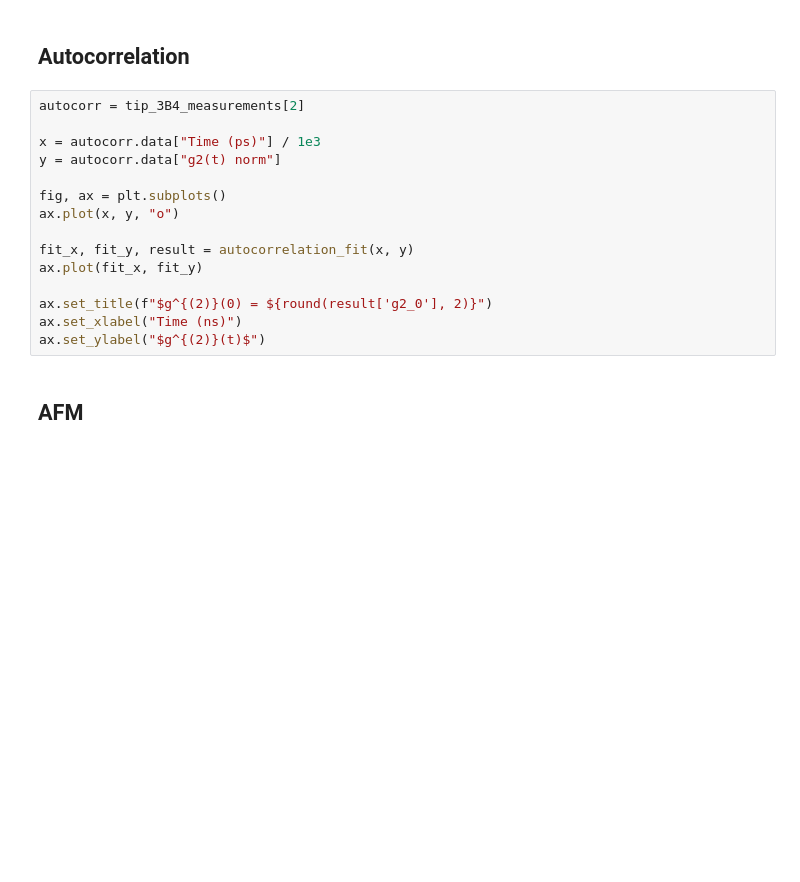
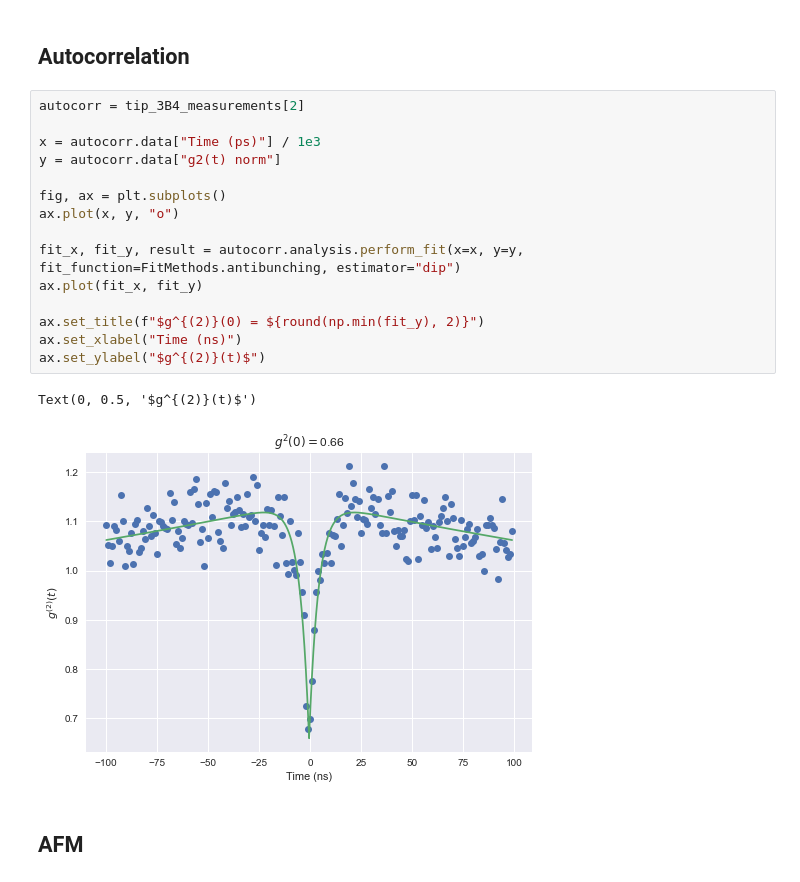
Before and after one commit to dineshpinto/qudi-hira-analysis, a Jupyter notebook: ExampleNotebook2.ipynb, the cells around one changed output. Cells and saved outputs as stored; diff of their text form; blank space fills up the shorter version.

Commit message:
Added antibunching fit to FitMethods

```diff
--- a/ExampleNotebook2.ipynb
+++ b/ExampleNotebook2.ipynb
@@ -184,18 +213,21 @@ tip_3B4.save_figures(fig, filename="confocal_comparison")
 # %%
 autocorr = tip_3B4_measurements[2]
 
 x = autocorr.data["Time (ps)"] / 1e3
 y = autocorr.data["g2(t) norm"]
 
 fig, ax = plt.subplots()
 ax.plot(x, y, "o")
 
-fit_x, fit_y, result = autocorrelation_fit(x, y)
+fit_x, fit_y, result = autocorr.analysis.perform_fit(x=x, y=y, fit_function=FitMethods.antibunching, estimator="dip")
 ax.plot(fit_x, fit_y)
 
-ax.set_title(f"$g^{(2)}(0) = ${round(result['g2_0'], 2)}")
+ax.set_title(f"$g^{(2)}(0) = ${round(np.min(fit_y), 2)}")
 ax.set_xlabel("Time (ns)")
 ax.set_ylabel("$g^{(2)}(t)$")
+# %% [output]
+Text(0, 0.5, '$g^{(2)}(t)$')
+[figure, added]
 # %% [markdown]
 ## AFM
 # %%
```
Also changed, not shown: parts of 28 cells of this notebook, 3 other files.
